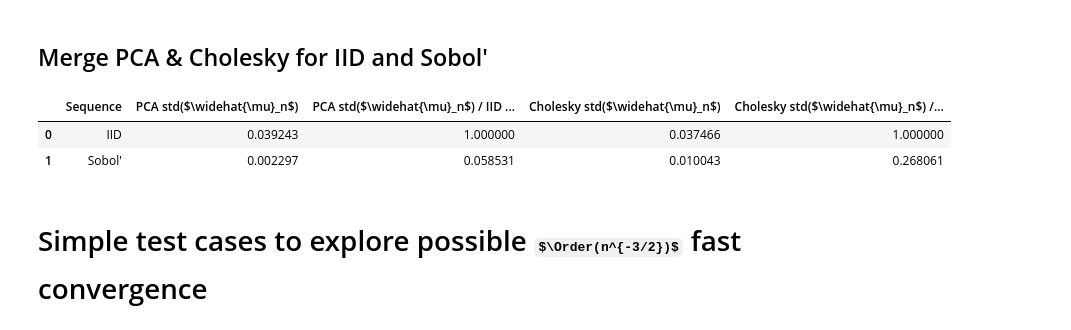
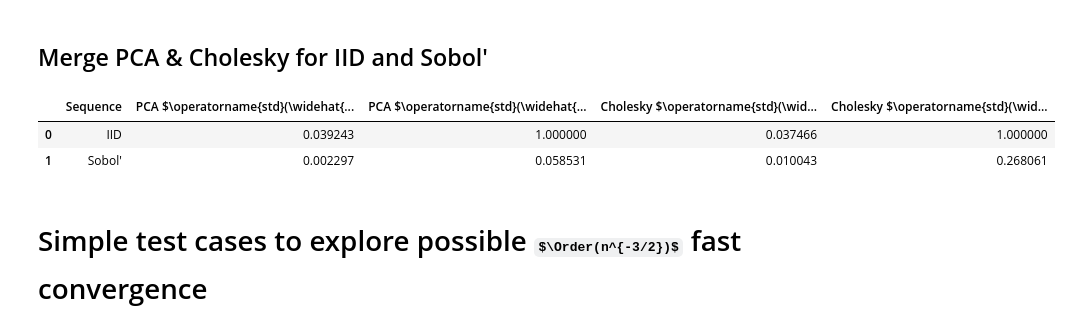
Before and after one commit to fjhickernell/MCQMC26, a Jupyter notebook: notebooks/MCQMC2026_UQ_Penalty_Example_version.ipynb, the cells around one changed output. Cells and saved outputs as stored; diff of their text form; code cells hidden in the pictures; some formulas as TeX source.

```diff
--- a/notebooks/MCQMC2026_UQ_Penalty_Example_version.ipynb
+++ b/notebooks/MCQMC2026_UQ_Penalty_Example_version.ipynb
@@ -1305,7 +1392,10 @@ Saved table to:
 # %%
 transform_key = "chol"
 
+#run_sims = False  # True only when you want to rerun
+
 if run_sims:
+    print("RE-RUNNING simulations")
     running, payload = run_transform_simulations(
         integrand_key,
         transform_key,
@@ -1317,6 +1407,23 @@ if run_sims:
 
     benchmark_files[transform_key] = payload["path"]
 
-    print(f"\nCurrent benchmark file for {transform_key}:")
-    print(benchmark_files[transform_key])
+else:
+    print("NOT re-running simulations")
+    benchmark_files[transform_key] = cache_benchmark_path(
+        integrand_key=integrand_key,
+        transform_key=transform_key,
+        n=n,
+        reps=r,
+        tag=None,
+        timestamp=False,
+    )
+
+    payload = load_benchmark_payload(benchmark_files[transform_key])
+    running = payload["running"]
+
+transforms[transform_key]["running"] = running
+transforms[transform_key]["payload"] = payload
+
+print(f"\nCurrent benchmark file for {transform_key}:")
+print(benchmark_files[transform_key])
 # %% [output]
@@ -1457,28 +1608,30 @@ Shared SD ylim: (np.float64(0.0021267715303934687), np.float64(0.250035116419437
 # %%
 sequence_order = [
     "IID",
     "Sobol'",
 ]
 
 summary_iid_sob_pca_chol = iid_sob_pca_summary.merge(
     iid_sob_chol_summary,
-    on="Sequence",
+    on="sequence",
     how="outer",
 )
 
-summary_iid_sob_pca_chol["Sequence"] = pd.Categorical(
-    summary_iid_sob_pca_chol["Sequence"],
+summary_iid_sob_pca_chol["sequence"] = pd.Categorical(
+    summary_iid_sob_pca_chol["sequence"],
     categories=sequence_order,
     ordered=True,
 )
 
 summary_iid_sob_pca_chol = summary_iid_sob_pca_chol.sort_values(
-    "Sequence"
+    "sequence"
 ).reset_index(drop=True)
 
-display(summary_iid_sob_pca_chol)
+display(
+    summary_iid_sob_pca_chol.rename(columns=DISPLAY_COLUMNS)
+)
 # %% [output]
-|  | Sequence | PCA std($\widehat{\mu}_n$) | PCA std($\widehat{\mu}_n$) / IID ... | Cholesky std($\widehat{\mu}_n$) | Cholesky std($\widehat{\mu}_n$) /... |
+|  | Sequence | PCA $\operatorname{std}(\widehat{... | PCA $\operatorname{std}(\widehat{... | Cholesky $\operatorname{std}(\wid... | Cholesky $\operatorname{std}(\wid... |
 | 0 | IID | 0.039243 | 1.000000 | 0.037466 | 1.000000 |
 | 1 | Sobol' | 0.002297 | 0.058531 | 0.010043 | 0.268061 |
 # %% [markdown]
```
Also changed, not shown: parts of 47 cells of this notebook.
